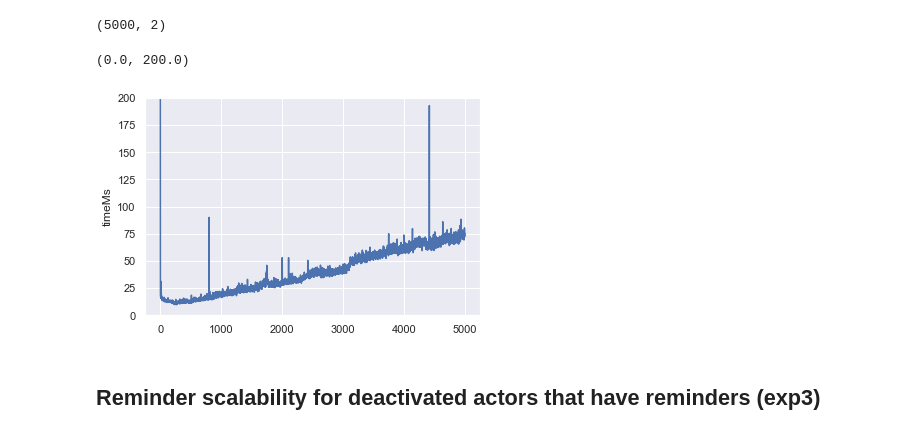
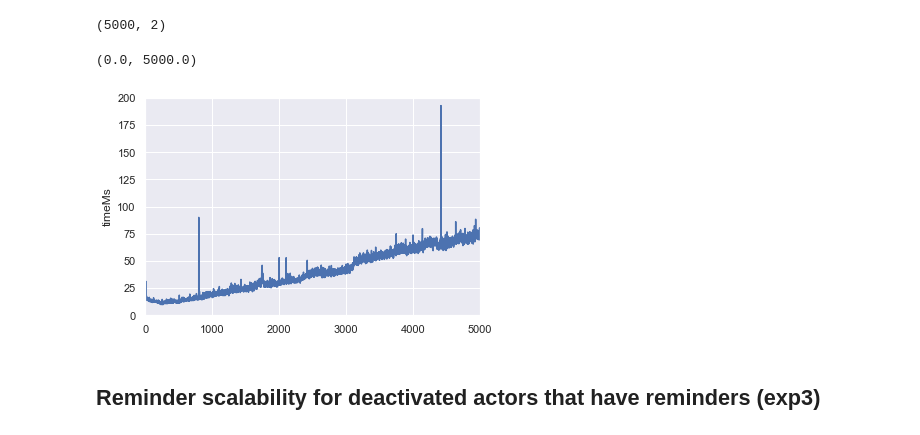
Before and after one commit to MoeweX/java-sdk, a Jupyter notebook: examples/experiments/plot.ipynb, the cells around one changed output. Cells and saved outputs as stored; diff of their text form; code cells hidden in the pictures.

```diff
--- a/examples/experiments/plot.ipynb
+++ b/examples/experiments/plot.ipynb
@@ -44,10 +51,11 @@ df_exp2a.shape
 # %%
 df_exp2a['timeMs'] = df_exp2a['timeNs'] / 1000 / 1000
 ax = sns.lineplot(data=df_exp2a['timeMs'])
 ax.set_ylim(0, 200)
+ax.set_xlim(0, 5000)
 # %% [output]
-(0.0, 200.0)
+(0.0, 5000.0)
-[figure, old version]
+[figure, new version]
 # %% [markdown]
 ## Reminder scalability for deactivated actors that have reminders (exp3)
 # %%
```
Also changed, not shown: parts of 1 cell of this notebook, 3 other files.
